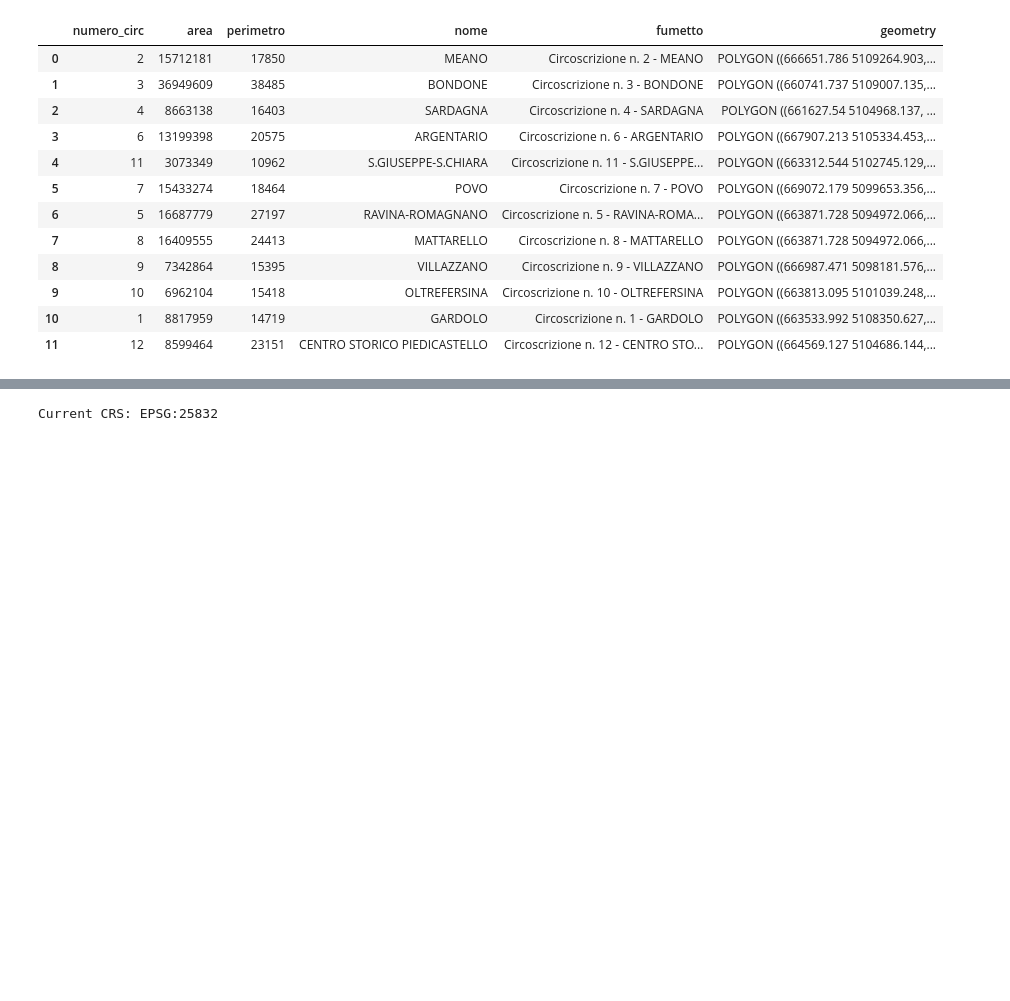
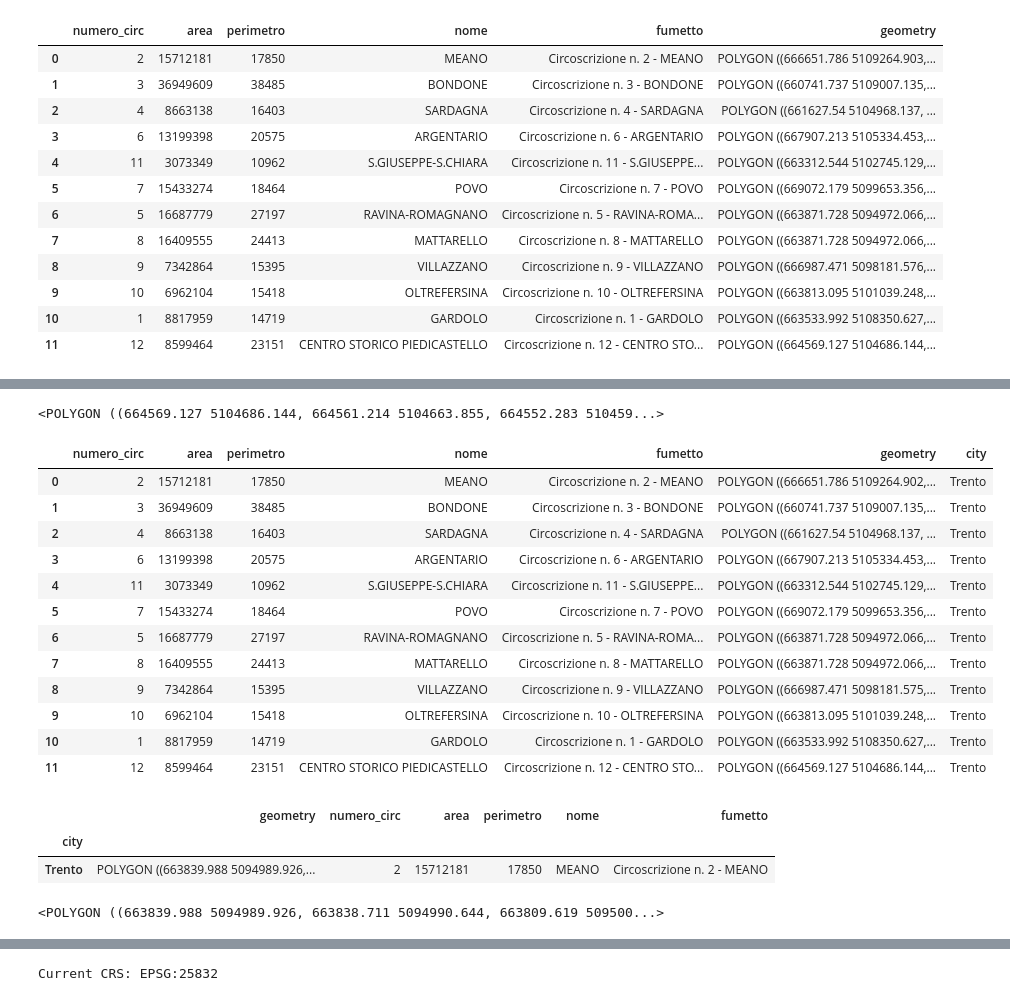
Before and after one commit to Ggenoni/Geospatial_analysis_and_representation, a Jupyter notebook: Project.ipynb, the cells around one changed output, grey strips where cells are left out. Drawn from its saved outputs; the diff is of its cells as text; code cells hidden in the pictures; blank space fills up the shorter version.

```diff
--- a/Project.ipynb
+++ b/Project.ipynb
@@ -70,3 +74,24 @@ gdf
 gdf.explore(tooltip="nome")
 # %% [output]
 [interactive output not drawn]
+# %%
+gdf.geometry[11]
+# %% [output]
+<POLYGON ((664569.127 5104686.144, 664561.214 5104663.855, 664552.283 510459...>
+# %%
+gdf["city"] = "Trento"
+gdf
+# %% [output]
+|  | numero_circ | area | perimetro | nome | fumetto | geometry | city |
+| 0 | 2 | 15712181 | 17850 | MEANO | Circoscrizione n. 2 - MEANO | POLYGON ((666651.786 5109264.902,... | Trento |
+| 1 | 3 | 36949609 | 38485 | BONDONE | Circoscrizione n. 3 - BONDONE | POLYGON ((660741.737 5109007.135,... | Trento |
+| 2 | 4 | 8663138 | 16403 | SARDAGNA | Circoscrizione n. 4 - SARDAGNA | POLYGON ((661627.54 5104968.137, ... | Trento |
+| 3 | 6 | 13199398 | 20575 | ARGENTARIO | Circoscrizione n. 6 - ARGENTARIO | POLYGON ((667907.213 5105334.453,... | Trento |
+| 4 | 11 | 3073349 | 10962 | S.GIUSEPPE-S.CHIARA | Circoscrizione n. 11 - S.GIUSEPPE... | POLYGON ((663312.544 5102745.129,... | Trento |
+| 5 | 7 | 15433274 | 18464 | POVO | Circoscrizione n. 7 - POVO | POLYGON ((669072.179 5099653.356,... | Trento |
+| 6 | 5 | 16687779 | 27197 | RAVINA-ROMAGNANO | Circoscrizione n. 5 - RAVINA-ROMA... | POLYGON ((663871.728 5094972.066,... | Trento |
+| 7 | 8 | 16409555 | 24413 | MATTARELLO | Circoscrizione n. 8 - MATTARELLO | POLYGON ((663871.728 5094972.066,... | Trento |
+| 8 | 9 | 7342864 | 15395 | VILLAZZANO | Circoscrizione n. 9 - VILLAZZANO | POLYGON ((666987.471 5098181.575,... | Trento |
+| 9 | 10 | 6962104 | 15418 | OLTREFERSINA | Circoscrizione n. 10 - OLTREFERSINA | POLYGON ((663813.095 5101039.248,... | Trento |
+| 10 | 1 | 8817959 | 14719 | GARDOLO | Circoscrizione n. 1 - GARDOLO | POLYGON ((663533.992 5108350.627,... | Trento |
+| 11 | 12 | 8599464 | 23151 | CENTRO STORICO PIEDICASTELLO | Circoscrizione n. 12 - CENTRO STO... | POLYGON ((664569.127 5104686.144,... | Trento |
@@ -72,0 +100,10 @@ gdf.explore(tooltip="nome")
+# %%
+trento
+# %% [output]
+|  | geometry | numero_circ | area | perimetro | nome | fumetto |
+| city |  |  |  |  |  |  |
+| Trento | POLYGON ((663839.988 5094989.926,... | 2 | 15712181 | 17850 | MEANO | Circoscrizione n. 2 - MEANO |
+# %%
+trento.geometry.values[0]
+# %% [output]
+<POLYGON ((663839.988 5094989.926, 663838.711 5094990.644, 663809.619 509500...>
```
Also changed, not shown: parts of 3 cells of this notebook.
